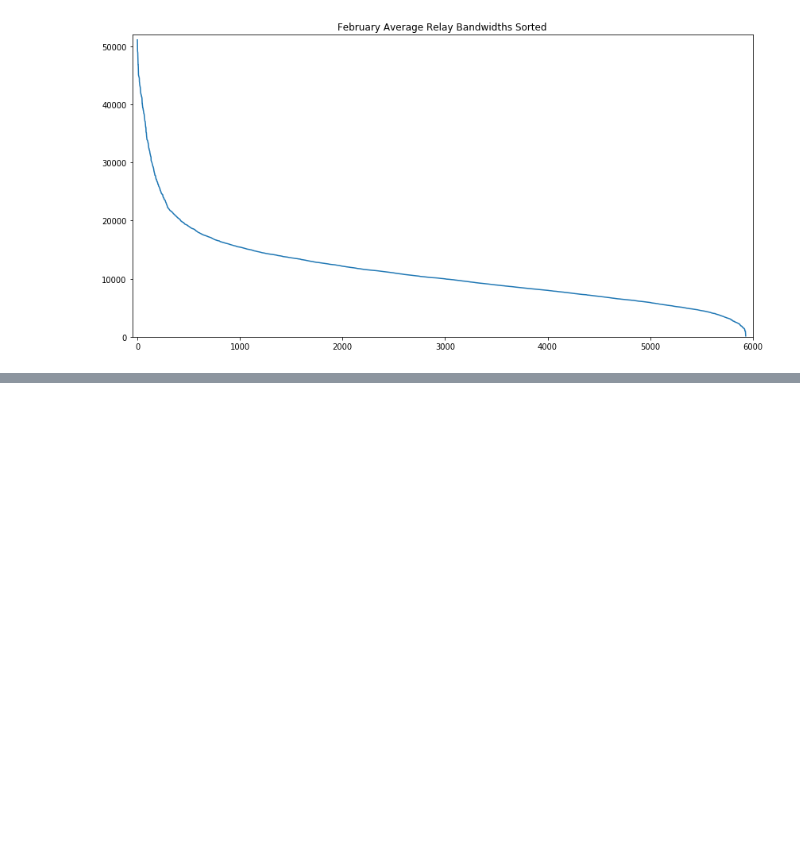
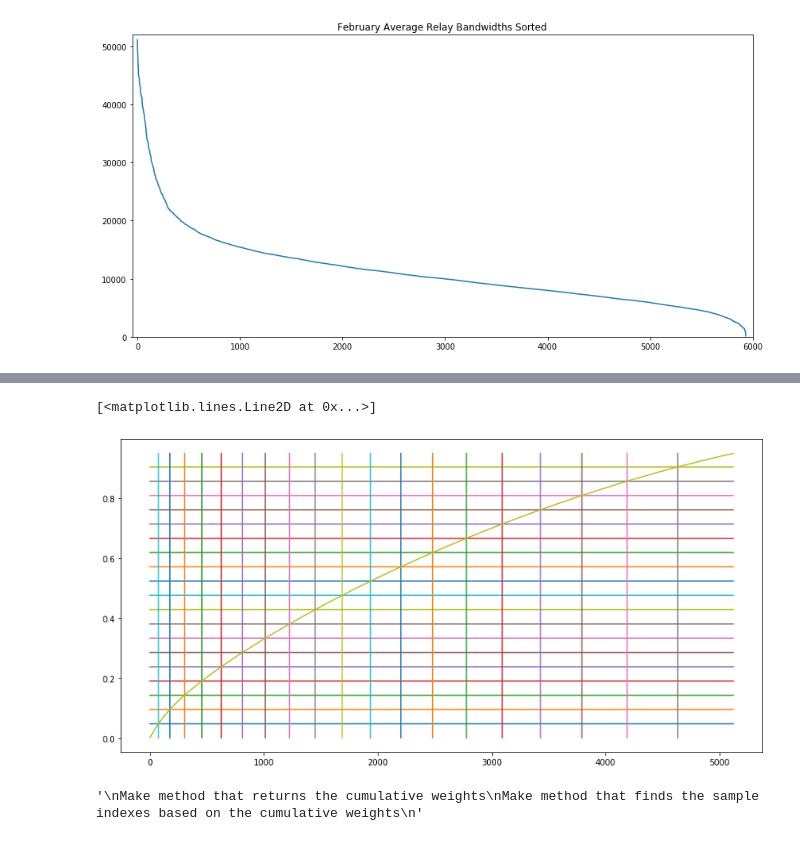
Before and after one commit to axo318/tor-masters-project, a Jupyter notebook: bw_research/choosing_n_relays.ipynb, the cells around one changed output, grey strips where cells are left out. Drawn from its saved outputs; the diff is of its cells as text; code cells hidden in the pictures; blank space fills up the shorter version.

```diff
--- a/bw_research/choosing_n_relays.ipynb
+++ b/bw_research/choosing_n_relays.ipynb
@@ -85,0 +96,28 @@ Text(0.5, 1.0, 'Cumulative bandwidth weights')
+# %%
+# Get ordered, non-null, cumulative list
+Rc = cum_weights_95
+#Rc = [0.2, 0.35, 0.5, 0.65, 0.75, 0.85, 0.9, 0.95, 1]
+
+# Get N
+N = 20
+
+# Calculate index gap
+gap = cum_weights[-1] / (N+1)
+
+# Initialize while loop variables
+i = 0
+samples = []
+samples_w = []
+current_limit = gap
+
+# Loop through the cumulative weights finding the N samples
+while (i < len(Rc)) and (len(samples) < N):
+    if Rc[i] >= current_limit:
+        samples.append(i)
+        samples_w.append(Rc[i])
+        current_limit += gap
+    i += 1
+
+# Return sample indexes
+print(0,'...',len(Rc))
+samples
@@ -85,0 +145,26 @@ Text(0.5, 1.0, 'Cumulative bandwidth weights')
+# %%
+s = len(samples_w)
+x = len(Rc)
+
+plt.figure(figsize=(14,7))
+
+# Plot cumulative lines
+for n in range(s):
+    plt.plot(range(x), [samples_w[n]]*x)
+
+# Plot cumulative lines
+for n in range(s):
+    plt.plot([samples[n]]*x, Rc)
+
+plt.plot(range(x), Rc)
+# %% [output]
+[<matplotlib.lines.Line2D at 0x...>]
+[figure, added]
+# %%
+# NOTE
+'''
+Make method that returns the cumulative weights
+Make method that finds the sample indexes based on the cumulative weights
+'''
+# %% [output]
+'\nMake method that returns the cumulative weights\nMake method that finds the sample indexes based on the cumulative weights\n'
```
Also changed, not shown: parts of 8 cells of this notebook, 5 other files.
